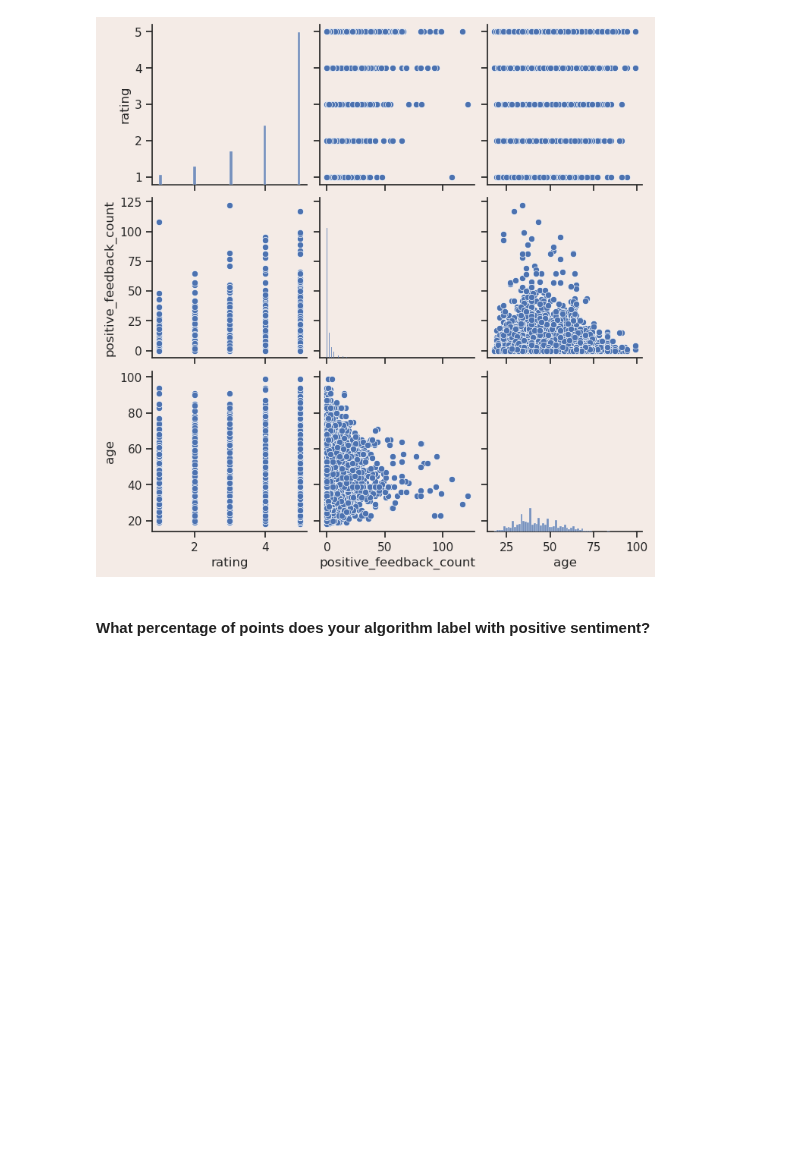
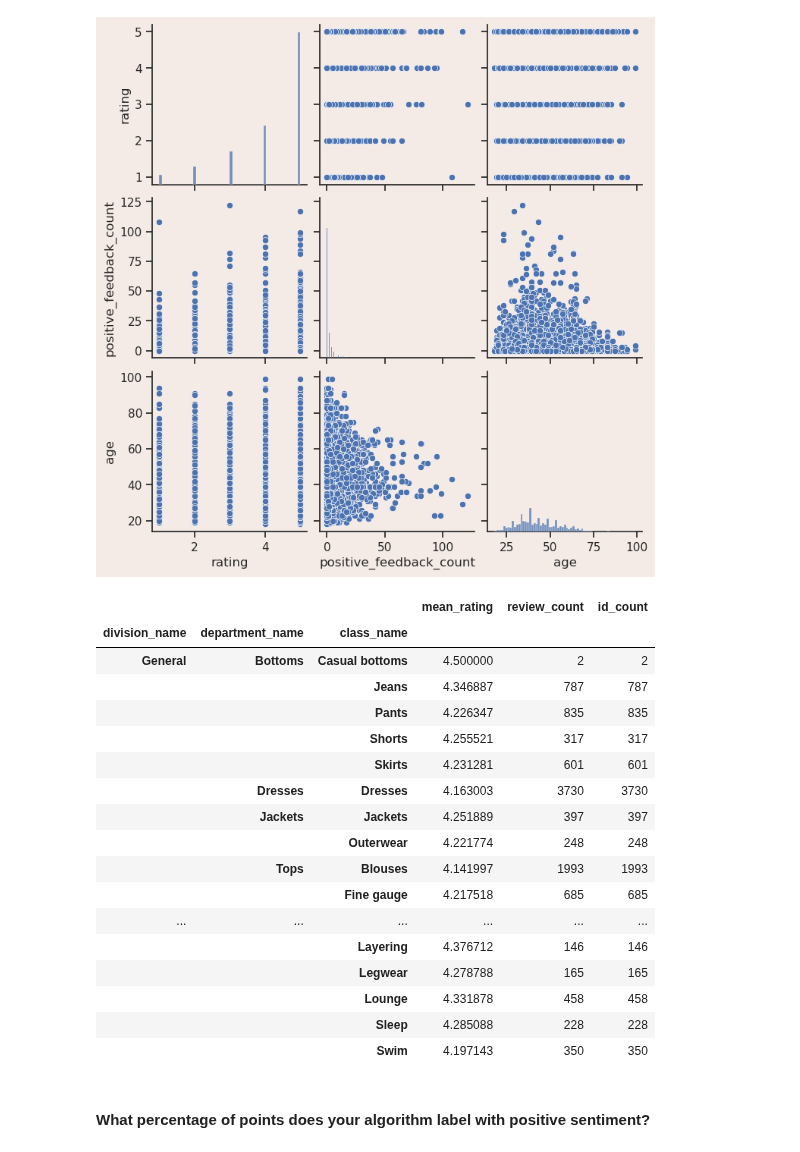
Before and after one commit to massivezzoli/full-stack-ml-metaflow-corise-week-1, a Jupyter notebook: project/template.ipynb, the cells around one changed output. Drawn from its saved outputs; the diff is of its cells as text; code cells hidden in the pictures; blank space fills up the shorter version.

```diff
--- a/project/template.ipynb
+++ b/project/template.ipynb
@@ -140,6 +140,27 @@ sns.pairplot(data=df[['rating', 'positive_feedback_count', 'age']])
 # %% [output]
 <seaborn.axisgrid.PairGrid at 0x...>
 [figure]
+# %%
+df.groupby(['division_name', 'department_name', 'class_name']).agg(mean_rating=('rating', 'mean'), review_count = ('review_text', 'count'), id_count=('clothing_id','count'))
+# %% [output]
+|  |  |  | mean_rating | review_count | id_count |
+| division_name | department_name | class_name |  |  |  |
+| General | Bottoms | Casual bottoms | 4.500000 | 2 | 2 |
+|  |  | Jeans | 4.346887 | 787 | 787 |
+|  |  | Pants | 4.226347 | 835 | 835 |
+|  |  | Shorts | 4.255521 | 317 | 317 |
+|  |  | Skirts | 4.231281 | 601 | 601 |
+|  | Dresses | Dresses | 4.163003 | 3730 | 3730 |
+|  | Jackets | Jackets | 4.251889 | 397 | 397 |
+|  |  | Outerwear | 4.221774 | 248 | 248 |
+|  | Tops | Blouses | 4.141997 | 1993 | 1993 |
+|  |  | Fine gauge | 4.217518 | 685 | 685 |
+| ... | ... | ... | ... | ... | ... |
+|  |  | Layering | 4.376712 | 146 | 146 |
+|  |  | Legwear | 4.278788 | 165 | 165 |
+|  |  | Lounge | 4.331878 | 458 | 458 |
+|  |  | Sleep | 4.285088 | 228 | 228 |
+|  |  | Swim | 4.197143 | 350 | 350 |
 # %%
 def labeling_function(row):
     """
```
Also changed, not shown: parts of 1 cell of this notebook.
